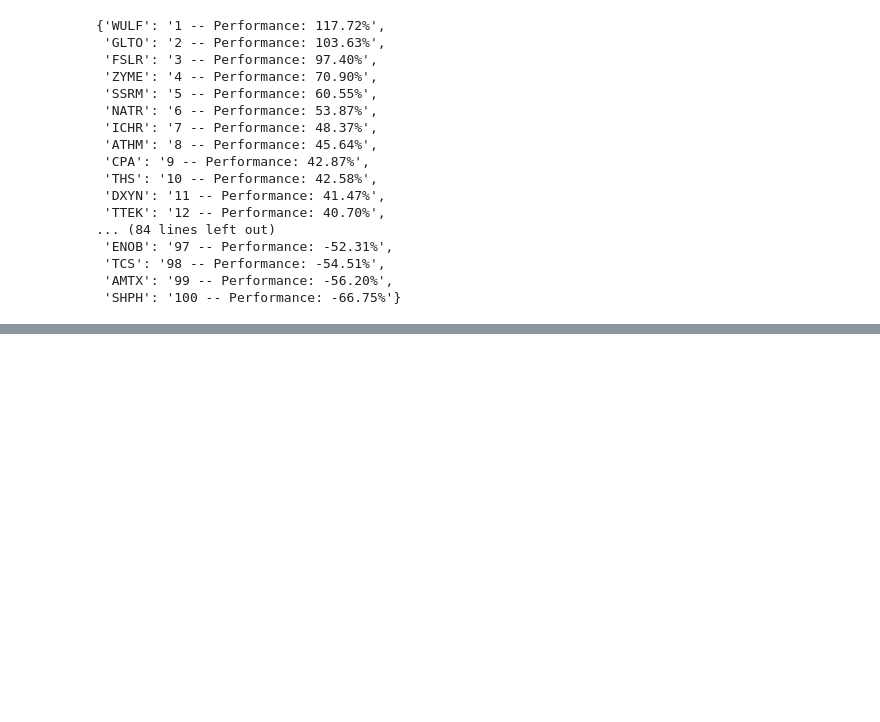
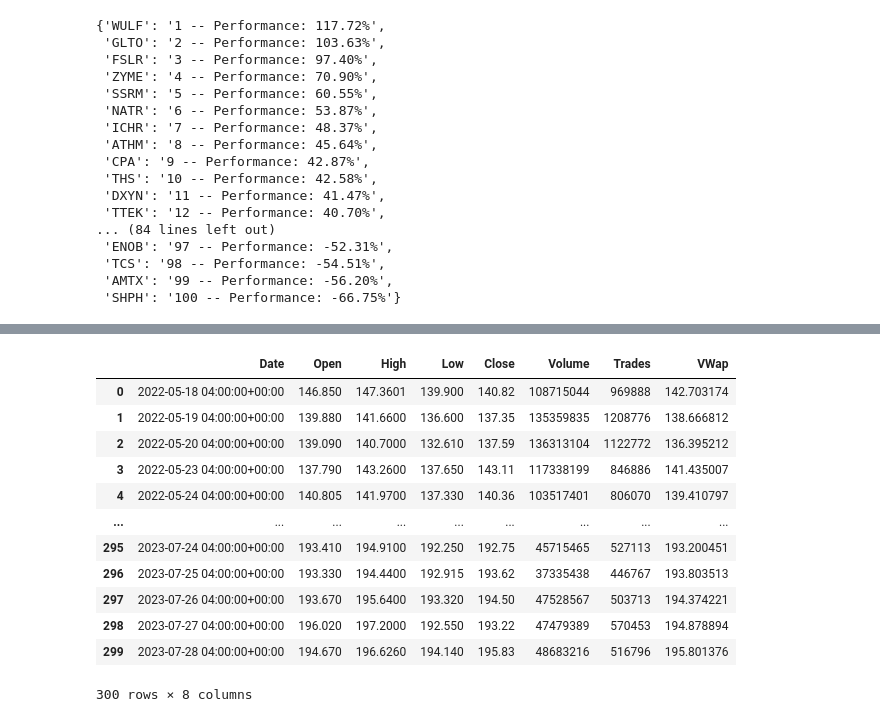
Before and after one commit to Red256/stockai, a Jupyter notebook: test.ipynb, the cells around one changed output, grey strips where cells are left out. Saved outputs shown, nothing was run; the diff lists cells and outputs as text; code cells hidden in the pictures; blank space fills up the shorter version.

```diff
--- a/test.ipynb
+++ b/test.ipynb
@@ -35,0 +189,16 @@ for row in df_rsi.itertuples():
+# %%
+get_history ("AAPL", "1d",  data_points=250)
+# %% [output]
+|  | Date | Open | High | Low | Close | Volume | Trades | VWap |
+| 0 | 2022-05-18 04:00:00+00:00 | 146.850 | 147.3601 | 139.900 | 140.82 | 108715044 | 969888 | 142.703174 |
+| 1 | 2022-05-19 04:00:00+00:00 | 139.880 | 141.6600 | 136.600 | 137.35 | 135359835 | 1208776 | 138.666812 |
+| 2 | 2022-05-20 04:00:00+00:00 | 139.090 | 140.7000 | 132.610 | 137.59 | 136313104 | 1122772 | 136.395212 |
+| 3 | 2022-05-23 04:00:00+00:00 | 137.790 | 143.2600 | 137.650 | 143.11 | 117338199 | 846886 | 141.435007 |
+| 4 | 2022-05-24 04:00:00+00:00 | 140.805 | 141.9700 | 137.330 | 140.36 | 103517401 | 806070 | 139.410797 |
+| ... | ... | ... | ... | ... | ... | ... | ... | ... |
+| 295 | 2023-07-24 04:00:00+00:00 | 193.410 | 194.9100 | 192.250 | 192.75 | 45715465 | 527113 | 193.200451 |
+| 296 | 2023-07-25 04:00:00+00:00 | 193.330 | 194.4400 | 192.915 | 193.62 | 37335438 | 446767 | 193.803513 |
+| 297 | 2023-07-26 04:00:00+00:00 | 193.670 | 195.6400 | 193.320 | 194.50 | 47528567 | 503713 | 194.374221 |
+| 298 | 2023-07-27 04:00:00+00:00 | 196.020 | 197.2000 | 192.550 | 193.22 | 47479389 | 570453 | 194.878894 |
+| 299 | 2023-07-28 04:00:00+00:00 | 194.670 | 196.6260 | 194.140 | 195.83 | 48683216 | 516796 | 195.801376 |
+300 rows × 8 columns
```
Also changed, not shown: parts of 50 cells of this notebook, 21 other files.
